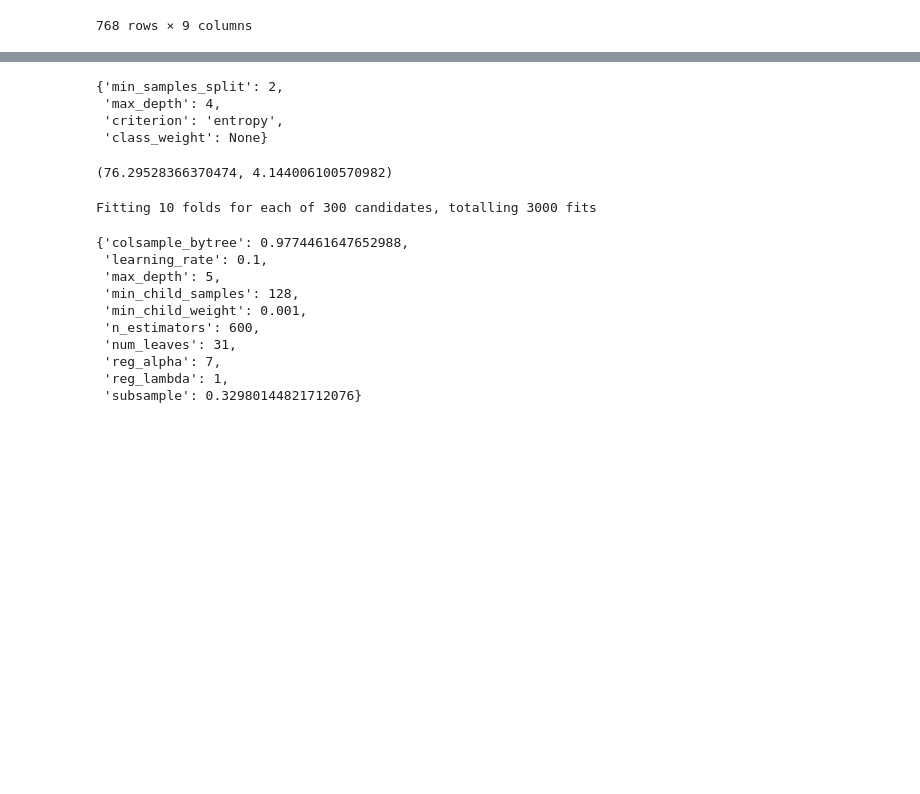
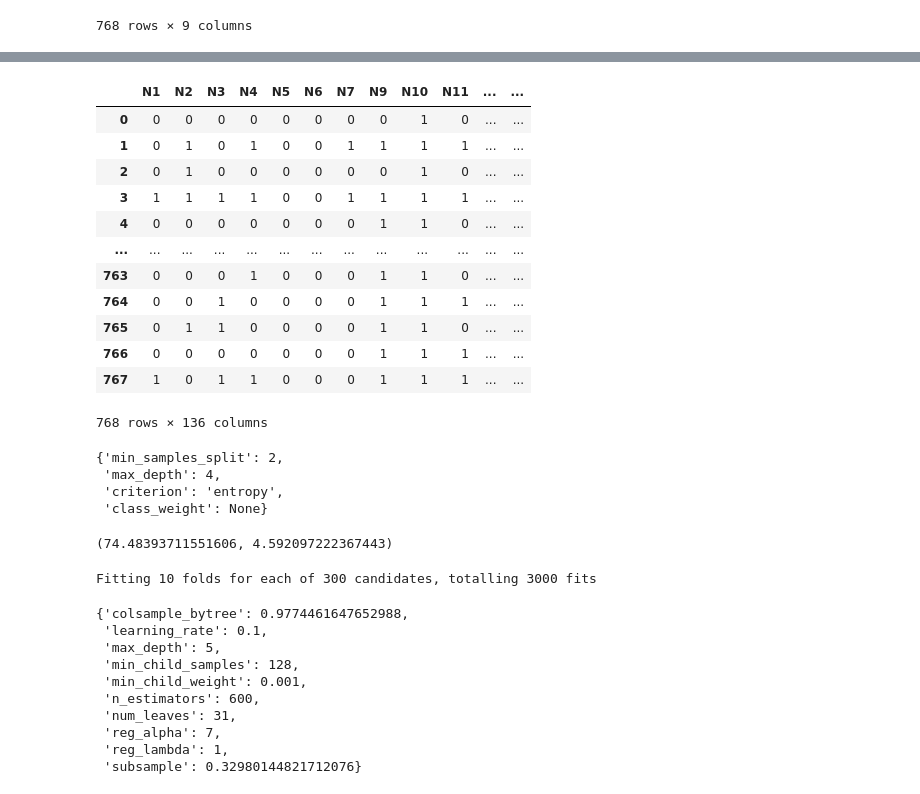
Before and after one commit to vanity-lost/Kaggle-Projects, a Jupyter notebook: Pima Indian Diabetes Prediction/code.ipynb, the cells around one changed output, grey strips where cells are left out. Saved outputs shown, nothing was run; the diff lists cells and outputs as text; code cells hidden in the pictures; blank space fills up the shorter version.

Commit message:
Update
Improve EDA and model performance

```diff
--- a/Pima Indian Diabetes Prediction/code.ipynb
+++ b/Pima Indian Diabetes Prediction/code.ipynb
@@ -95,3 +91,14 @@ df
 | 766 | 1.000000 | 126.0 | 60.0 | 28.201450 | 178.033117 | 30.1 | 0.349 | 47.0 | ... |
 | 767 | 1.000000 | 93.0 | 70.0 | 31.000000 | 88.198512 | 30.4 | 0.315 | 23.0 | ... |
 768 rows × 9 columns
+# %%
+index = 0
+features = list(df.columns)[:-1]
+for feature1 in features:
+    for feature2 in features:
+        if feature1 != feature2:
+            df[f'F{index}'] = df[feature1] * df[feature2]
+            df[f'F{index+1}'] = df[feature1] / df[feature2]
+            index += 2
+
+df
@@ -162,3 +183,35 @@ y = df['Outcome']
+# %%
+#Duplicating columns for multi value columns
+df = pd.get_dummies(data = df,columns = multi_cols )
+
+#Scaling Numerical columns
+std = StandardScaler()
+scaled = std.fit_transform(df[num_cols])
+scaled = pd.DataFrame(scaled,columns=num_cols)
+
+#dropping original values merging scaled values for numerical columns
+df_df_og = df.copy()
+df = df.drop(columns = num_cols,axis = 1)
+df = df.merge(scaled,left_index=True,right_index=True,how = "left")
+
+X = df.drop(columns=['Outcome'])
+y = df['Outcome']
+
+X
+# %% [output]
+|  | N1 | N2 | N3 | N4 | N5 | N6 | N7 | N9 | N10 | N11 | ... | ... |
+| 0 | 0 | 0 | 0 | 0 | 0 | 0 | 0 | 0 | 1 | 0 | ... | ... |
+| 1 | 0 | 1 | 0 | 1 | 0 | 0 | 1 | 1 | 1 | 1 | ... | ... |
+| 2 | 0 | 1 | 0 | 0 | 0 | 0 | 0 | 0 | 1 | 0 | ... | ... |
+| 3 | 1 | 1 | 1 | 1 | 0 | 0 | 1 | 1 | 1 | 1 | ... | ... |
+| 4 | 0 | 0 | 0 | 0 | 0 | 0 | 0 | 1 | 1 | 0 | ... | ... |
+| ... | ... | ... | ... | ... | ... | ... | ... | ... | ... | ... | ... | ... |
+| 763 | 0 | 0 | 0 | 1 | 0 | 0 | 0 | 1 | 1 | 0 | ... | ... |
+| 764 | 0 | 0 | 1 | 0 | 0 | 0 | 0 | 1 | 1 | 1 | ... | ... |
+| 765 | 0 | 1 | 1 | 0 | 0 | 0 | 0 | 1 | 1 | 0 | ... | ... |
+| 766 | 0 | 0 | 0 | 0 | 0 | 0 | 0 | 1 | 1 | 1 | ... | ... |
+| 767 | 1 | 0 | 1 | 1 | 0 | 0 | 0 | 1 | 1 | 1 | ... | ... |
+768 rows × 136 columns
 # %%
 param = {'criterion': ['gini', 'entropy'],
          'max_depth': [1, 2, 3, 4, 5, 6, 7],
@@ -176,16 +229,15 @@ search.best_params_
 # %%
 kfold = KFold(n_splits=10, shuffle=True, random_state=0)
 
-model = DecisionTreeClassifier(**search.best_params_)
+model = DecisionTreeClassifier(min_samples_split=2,
+                               max_depth=4,
+                               criterion='entropy')
 
 scores = []
 for train_index , test_index in kfold.split(X):
     X_train , X_test = X.iloc[train_index,:],X.iloc[test_index,:]
     y_train , y_test = y[train_index] , y[test_index]
-    # outlier_filter = (np.abs(stats.zscore(X_train)) < 3).all(axis=1)
-    # X_train = X_train[outlier_filter]
-    # y_train = y_train[outlier_filter]
-    # X_train, y_train = ADASYN(random_state=0, sampling_strategy={0: 10000, 1:10000}).fit_resample(X_train, y_train)
+    # X_train, y_train = ADASYN(random_state=0).fit_resample(X_train, y_train)
     model.fit(X_train,y_train)
     y_pred = model.predict(X_test)
     # sns.heatmap(confusion_matrix(y_test, y_pred), annot=True, fmt='g')
@@ -194,7 +246,7 @@ for train_index , test_index in kfold.split(X):
 
 np.mean(scores), np.std(scores)
 # %% [output]
-(76.29528366370474, 4.144006100570982)
+(74.48393711551606, 4.592097222367443)
 # %%
 import lightgbm as lgbm
 from scipy.stats import randint as sp_randint
```
Also changed, not shown: parts of 6 cells of this notebook, 6 other files.
